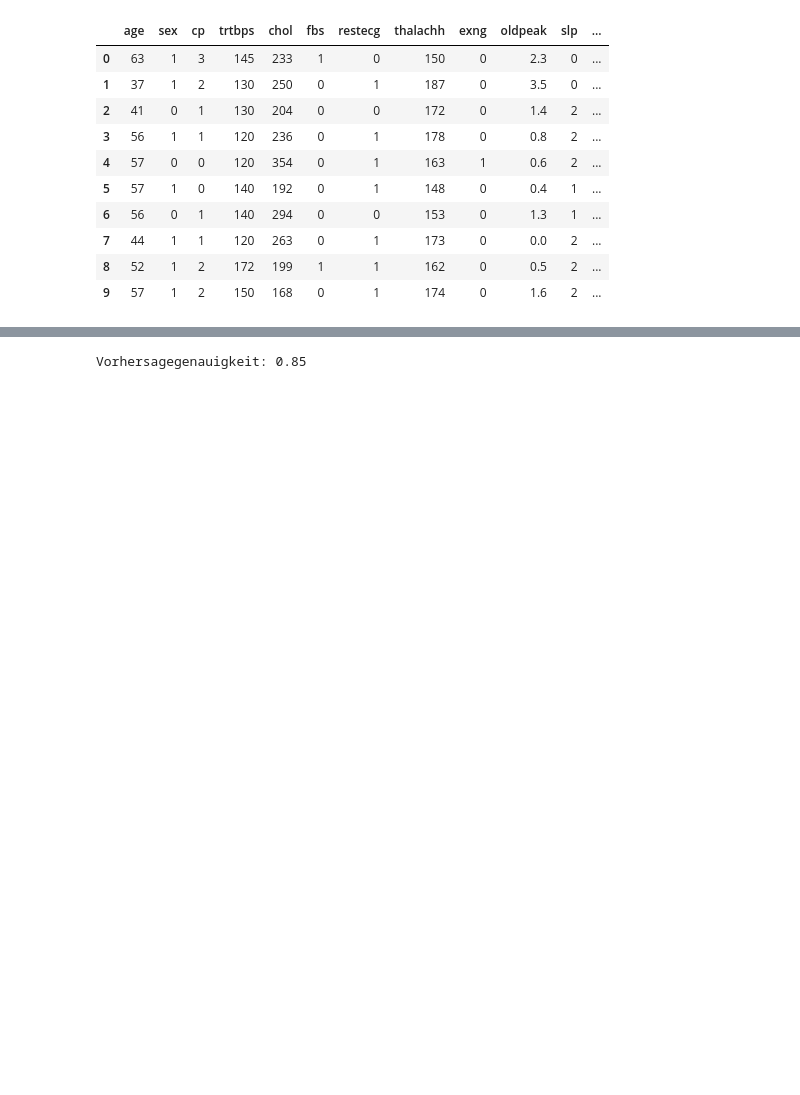
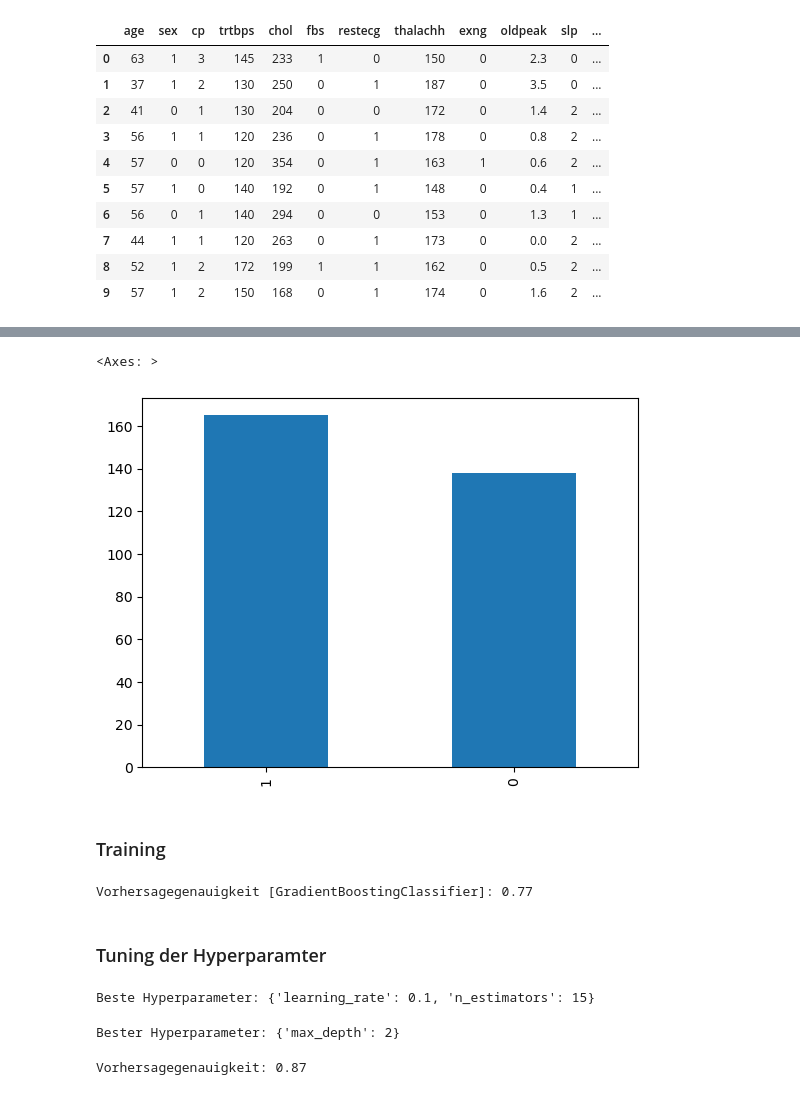
Before and after one commit to kecioch/ml-gradient-tree-boosting, a Jupyter notebook: Gradient-Tree-Boosting.ipynb, the cells around one changed output, grey strips where cells are left out. Cells and saved outputs as stored; diff of their text form; code cells hidden in the pictures; blank space fills up the shorter version.

```diff
--- a/Gradient-Tree-Boosting.ipynb
+++ b/Gradient-Tree-Boosting.ipynb
@@ -87,20 +205,67 @@ dataset.describe()
+# %%
+# Verteilung des Target Wertes
+dataset["output"].value_counts().plot(kind="bar")
+# %% [output]
+<Axes: >
+[figure, added]
+# %% [markdown]
+### Training
 # %%
-from sklearn.model_selection import train_test_split
-from sklearn.ensemble import GradientBoostingClassifier
-
+# Daten in Featues & Zielvariable aufteilen
 X = dataset.drop('output', axis=1)  # Features
 y = dataset['output']  # Zielvariable
 
 X_train, X_test, y_train, y_test = train_test_split(X, y, test_size=0.2, random_state=42)
 
-gbt = GradientBoostingClassifier(n_estimators=100, learning_rate=0.3, max_depth=10)
+# Modelle initialisieren
+gbt = GradientBoostingClassifier(random_state=42)
+
+# Modelle trainieren
+gbt.fit(X_train, y_train)
+
+# Score des Modells bilden
+score = gbt.score(X_test, y_test)
+
+# Ausgabe Scores
+print("Vorhersagegenauigkeit [GradientBoostingClassifier]: {:.2f}".format(score))
+# %% [output]
+Vorhersagegenauigkeit [GradientBoostingClassifier]: 0.77
-# %%
-gbt.fit(X_train, y_train)
-
-# Mache Vorhersagen mit dem trainierten Modell
-score = gbt.score(X_test, y_test)
-
-# Evaluierung der Vorhersagegenauigkeit
-print("Vorhersagegenauigkeit: {:.2f}".format(score))
-# %% [output]
-Vorhersagegenauigkeit: 0.85
+# %% [markdown]
+### Tuning der Hyperparamter
+# %%
+# Grid-Suche für die beste Hyperparameter-Kombinationen aus n_estimators und learning_rate
+param_grid = {
+    'n_estimators': [5,10,15,25,50,75,100,250,500],
+    'learning_rate': [0.001,0.01,0.05,0.1,0.5,1,2,3]
+}
+
+grid_search = GridSearchCV(estimator=gbt, param_grid=param_grid, n_jobs=-1, cv=5)
+grid_search.fit(X_train, y_train)
+
+best_params_1 = grid_search.best_params_
+print("Beste Hyperparameter:", best_params_1)
+# %% [output]
+Beste Hyperparameter: {'learning_rate': 0.1, 'n_estimators': 15}
+# %%
+# Grid-Suche für die beste Hyperparameter-Kombinationen aus max_depth
+param_grid = {'max_depth':[2,3,4,5,6,7] }
+
+grid_search = GridSearchCV(estimator=GradientBoostingClassifier(**best_params_1, random_state=42),
+            param_grid=param_grid,n_jobs=-1, cv=5)
+grid_search.fit(X_train,y_train)
+
+best_params_2 = grid_search.best_params_
+print("Bester Hyperparameter:", best_params_2)
+# %% [output]
+Bester Hyperparameter: {'max_depth': 2}
+# %%
+# Modell erneut trainieren mit den besten Hyperparametern
+gbt_best = GradientBoostingClassifier(**best_params_1, **best_params_2, random_state=42)
+gbt_best.fit(X_train, y_train)
+
+score = gbt_best.score(X_test, y_test)
+
+# Evaluierung der Vorhersagegenauigkeit
+print("Vorhersagegenauigkeit: {:.2f}".format(score))
+# %% [output]
+Vorhersagegenauigkeit: 0.87
```
Also changed, not shown: parts of 19 cells of this notebook.
